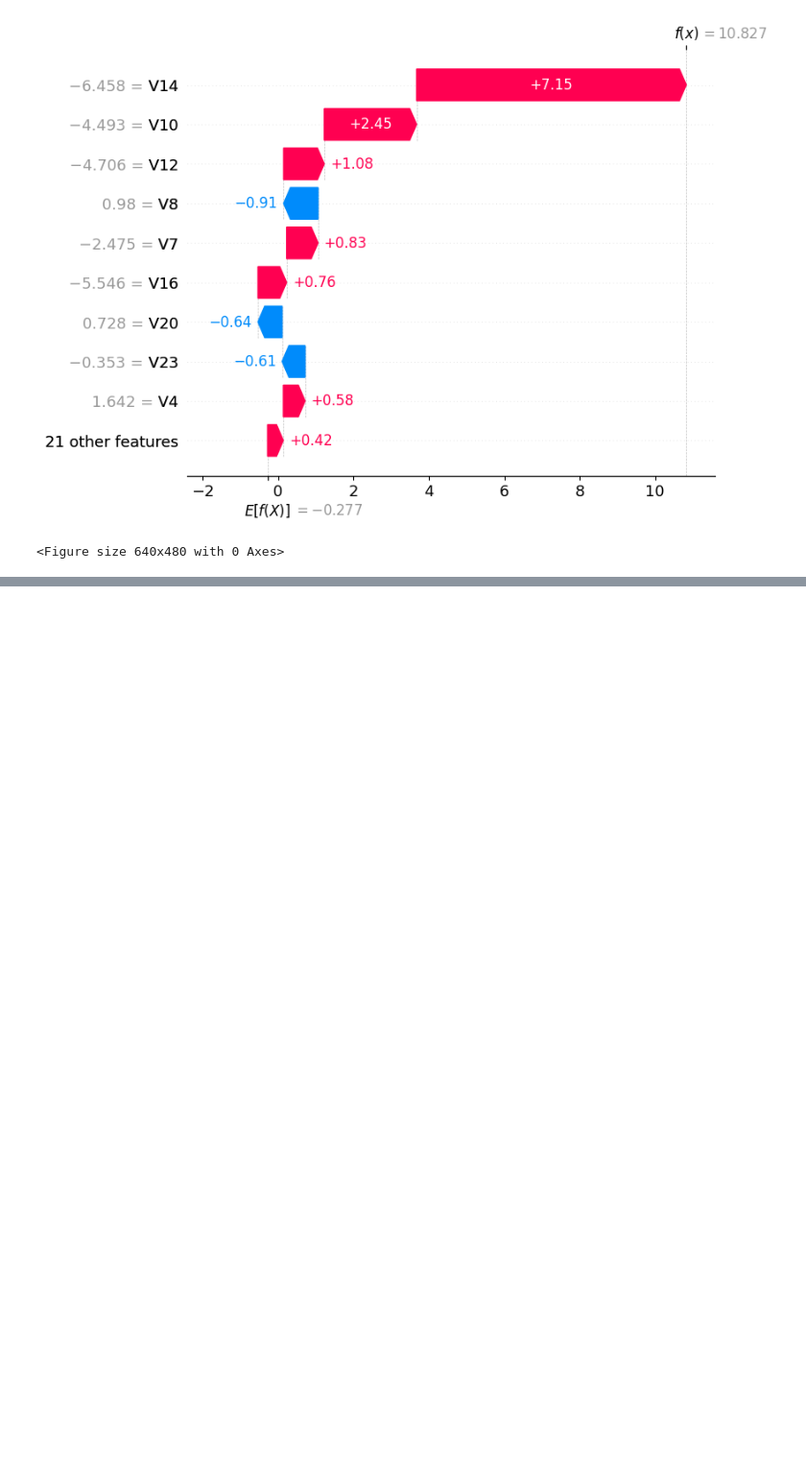
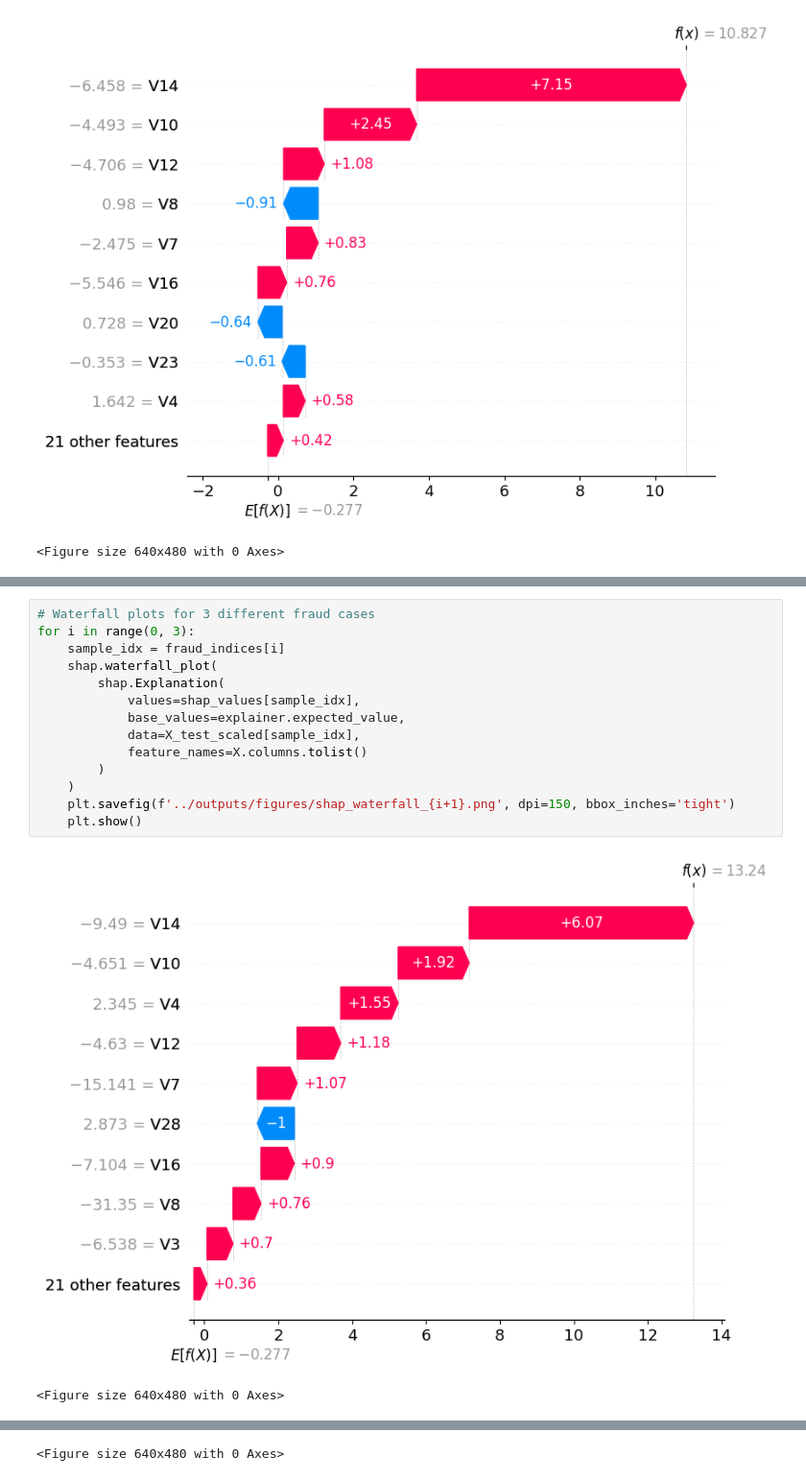
Before and after one commit to emirhannkilic/fraud-detection-simulator, a Jupyter notebook: notebooks/03_Explainability.ipynb, the cells around one changed output, grey strips where cells are left out. Shown at 96% size. Cells and saved outputs as stored; diff of their text form; blank space fills up the shorter version.

```diff
--- a/notebooks/03_Explainability.ipynb
+++ b/notebooks/03_Explainability.ipynb
@@ -67,0 +82,17 @@ plt.show()
+# %%
+# Waterfall plots for 3 different fraud cases
+for i in range(0, 3):
+    sample_idx = fraud_indices[i]
+    shap.waterfall_plot(
+        shap.Explanation(
+            values=shap_values[sample_idx],
+            base_values=explainer.expected_value,
+            data=X_test_scaled[sample_idx],
+            feature_names=X.columns.tolist()
+        )
+    )
+    plt.savefig(f'../outputs/figures/shap_waterfall_{i+1}.png', dpi=150, bbox_inches='tight')
+    plt.show()
+# %% [output]
+[figure, added]
+<Figure size 640x480 with 0 Axes>
@@ -67,0 +100 @@ plt.show()
+<Figure size 640x480 with 0 Axes>
```
Also changed, not shown: parts of 3 cells of this notebook, 6 other files.
